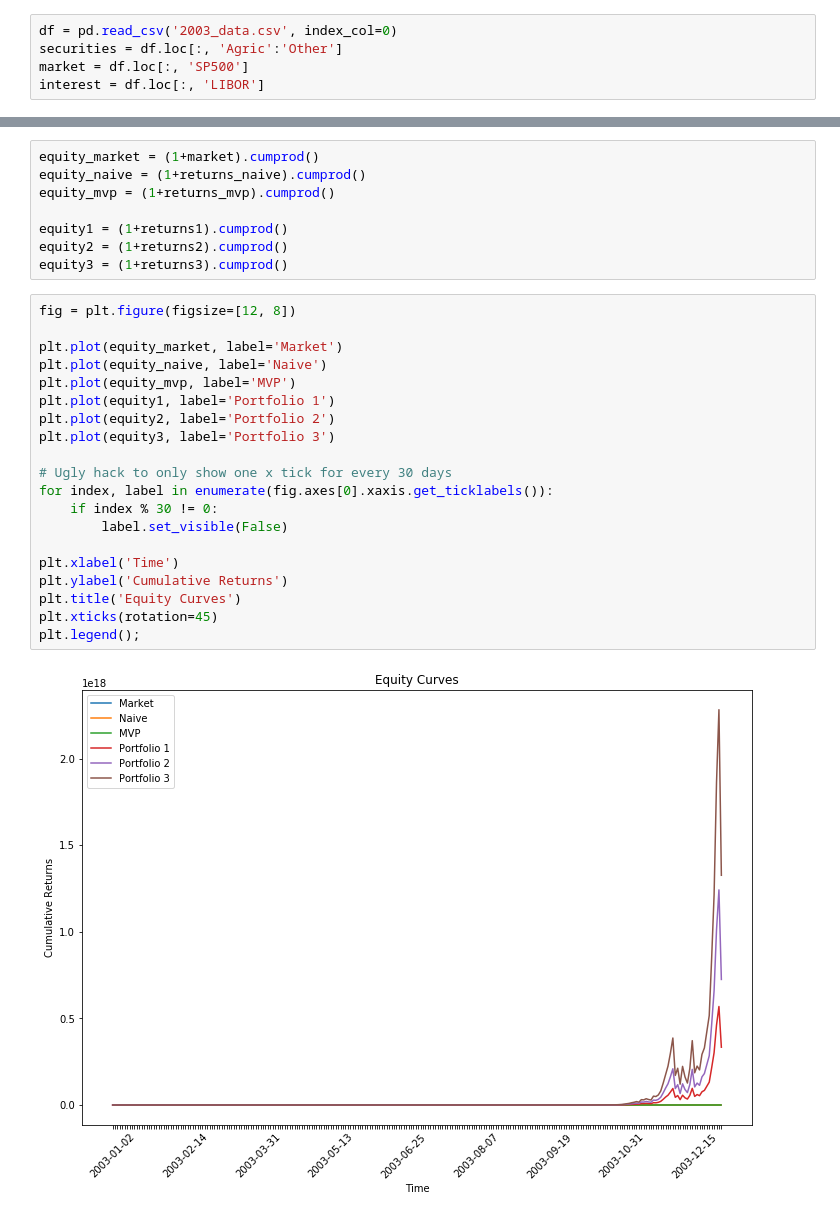
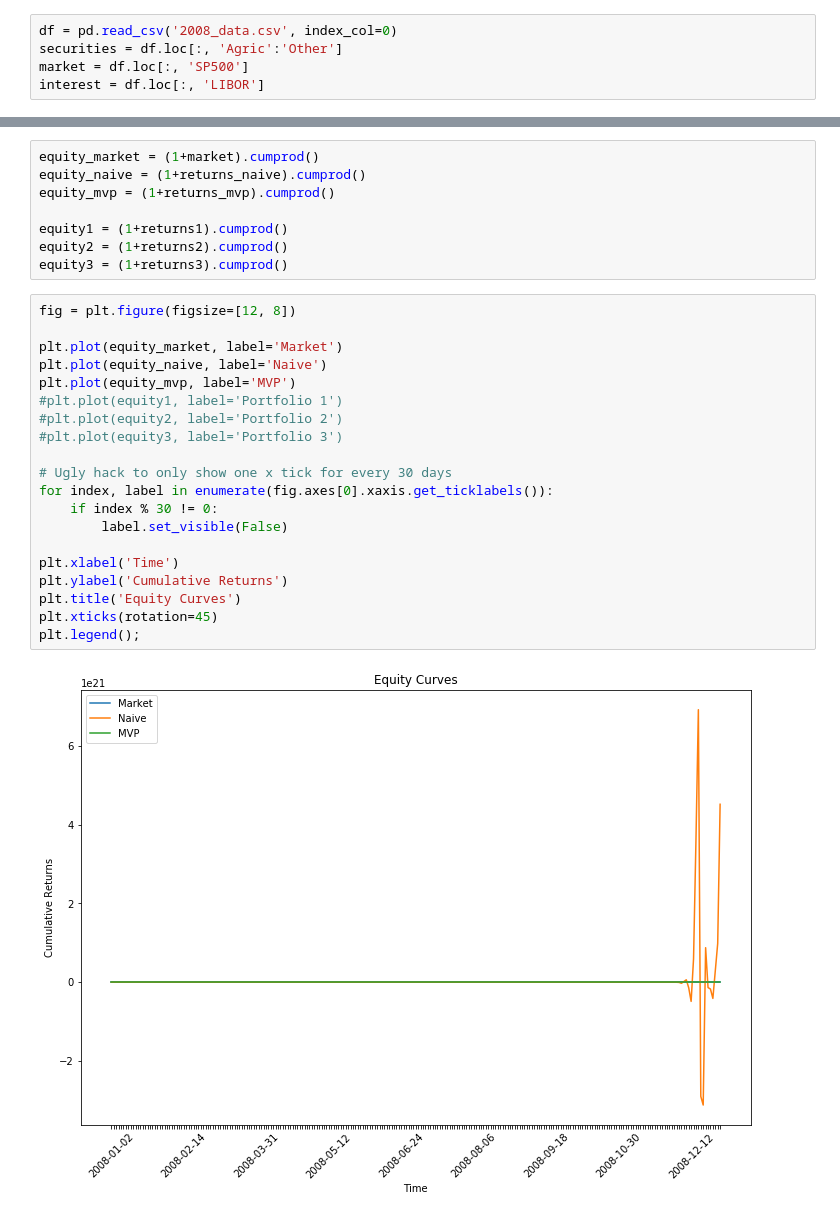
Before and after one commit to eigenfoo/random, a Jupyter notebook: quantfin/portfolio-analysis/portfolio_pset_q1.ipynb, the cells around one changed output, grey strips where cells are left out. Cells and saved outputs as stored; diff of their text form.

```diff
--- a/quantfin/portfolio-analysis/portfolio_pset_q1.ipynb
+++ b/quantfin/portfolio-analysis/portfolio_pset_q1.ipynb
@@ -6,7 +6,7 @@ import pandas as pd
 import matplotlib.pyplot as plt
 from scipy.stats import stats
 # %%
-df = pd.read_csv('2003_data.csv', index_col=0)
+df = pd.read_csv('2008_data.csv', index_col=0)
 securities = df.loc[:, 'Agric':'Other']
 market = df.loc[:, 'SP500']
 interest = df.loc[:, 'LIBOR']
@@ -176,22 +194,22 @@ equity3 = (1+returns3).cumprod()
 # %%
 fig = plt.figure(figsize=[12, 8])
 
 plt.plot(equity_market, label='Market')
 plt.plot(equity_naive, label='Naive')
 plt.plot(equity_mvp, label='MVP')
-plt.plot(equity1, label='Portfolio 1')
-plt.plot(equity2, label='Portfolio 2')
-plt.plot(equity3, label='Portfolio 3')
+#plt.plot(equity1, label='Portfolio 1')
+#plt.plot(equity2, label='Portfolio 2')
+#plt.plot(equity3, label='Portfolio 3')
 
 # Ugly hack to only show one x tick for every 30 days
 for index, label in enumerate(fig.axes[0].xaxis.get_ticklabels()):
     if index % 30 != 0:
         label.set_visible(False)
 
 plt.xlabel('Time')
 plt.ylabel('Cumulative Returns')
 plt.title('Equity Curves')
 plt.xticks(rotation=45)
 plt.legend();
 # %% [output]
-[figure, old version]
+[figure, new version]
```
Also changed, not shown: parts of 18 cells of this notebook.
